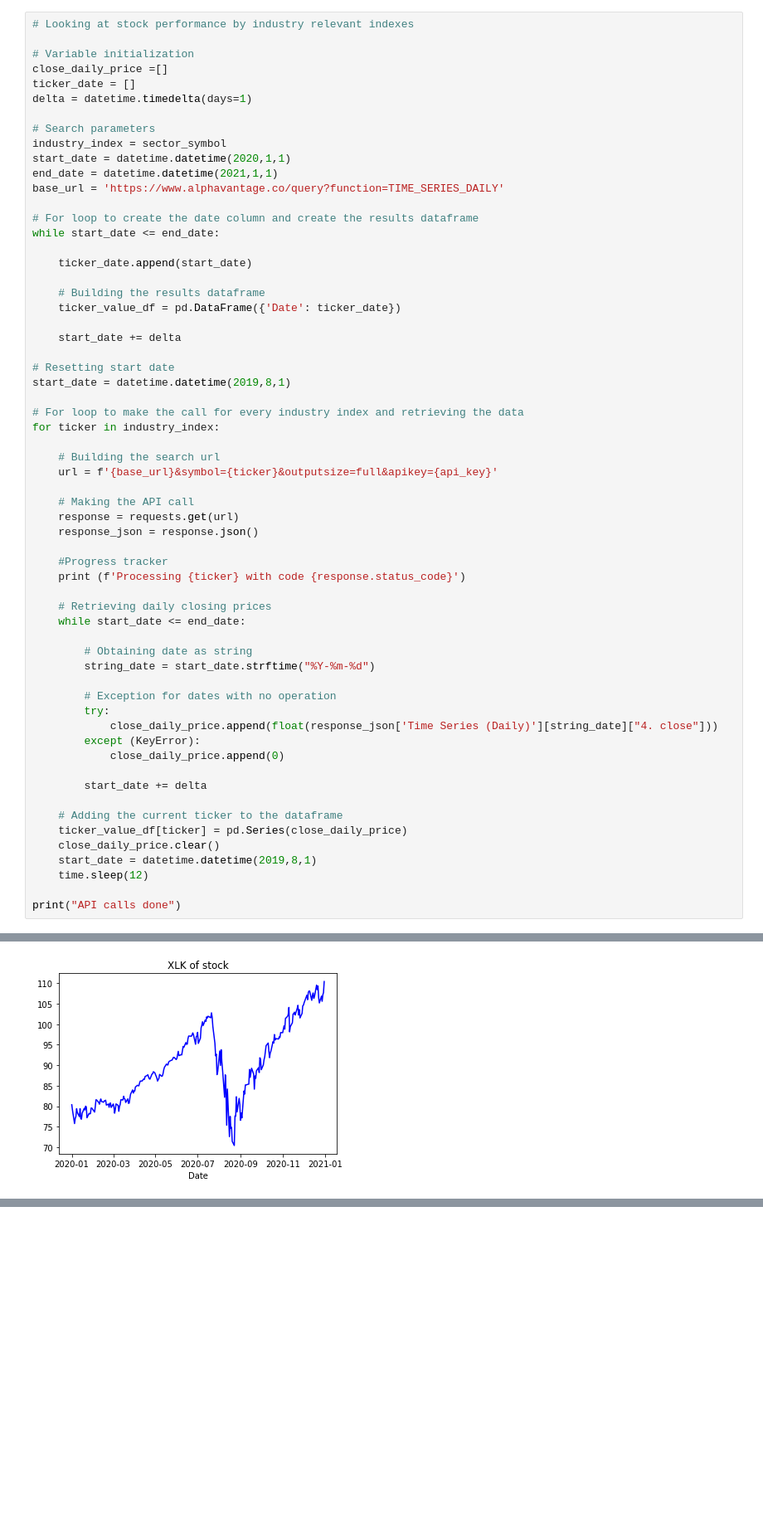
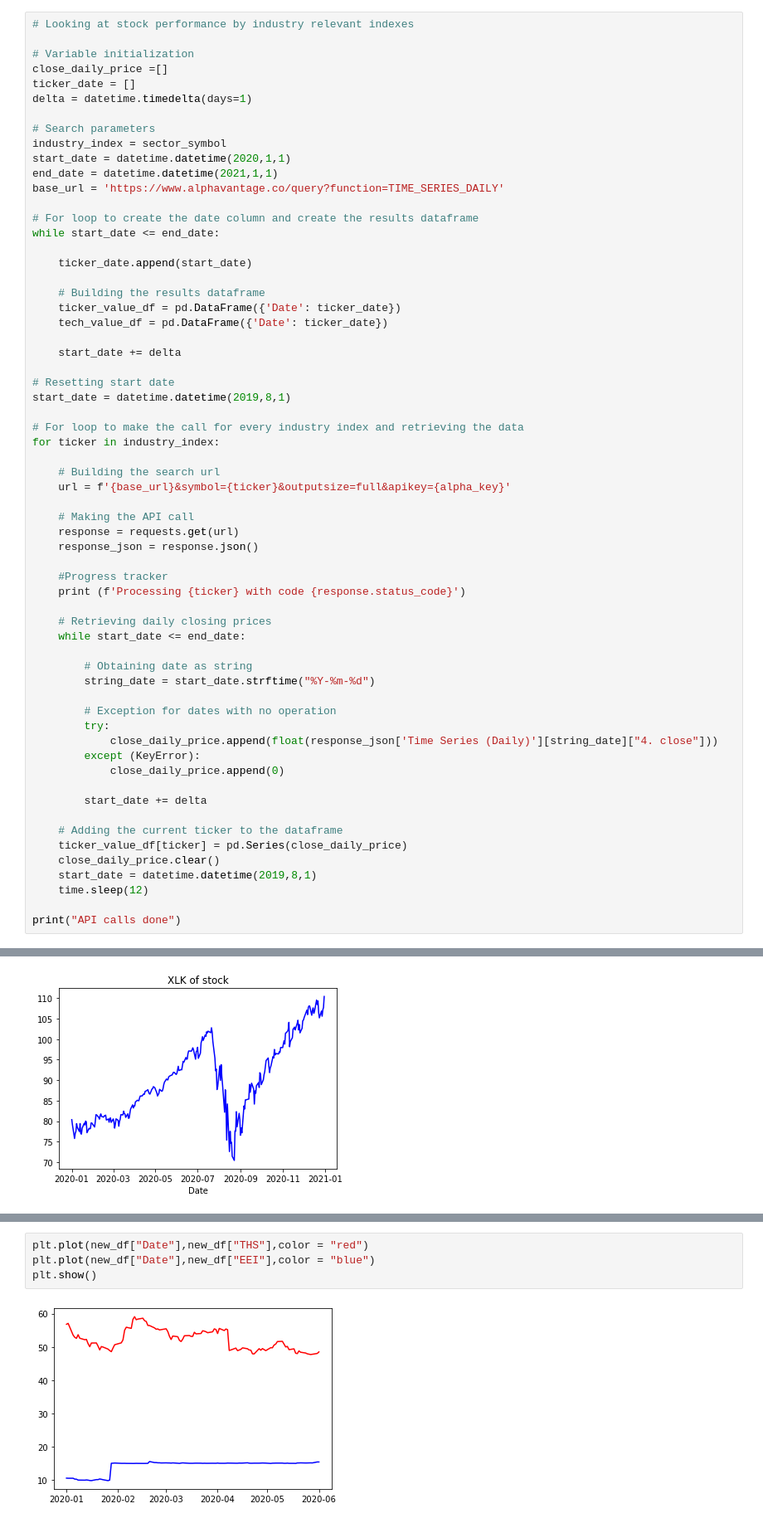
Before and after one commit to Dinorobie/stocks-covid, a Jupyter notebook: stock_+.ipynb, the cells around one changed output, grey strips where cells are left out. Shown at 83% size. Saved outputs shown, nothing was run; the diff lists cells and outputs as text; blank space fills up the shorter version.

```diff
--- a/stock_+.ipynb
+++ b/stock_+.ipynb
@@ -33,6 +33,7 @@ while start_date <= end_date:
 
     # Building the results dataframe
     ticker_value_df = pd.DataFrame({'Date': ticker_date})
+    tech_value_df = pd.DataFrame({'Date': ticker_date})
 
     start_date += delta
 
@@ -43,7 +44,7 @@ start_date = datetime.datetime(2019,8,1)
 for ticker in industry_index:
 
     # Building the search url
-    url = f'{base_url}&symbol={ticker}&outputsize=full&apikey={api_key}'
+    url = f'{base_url}&symbol={ticker}&outputsize=full&apikey={alpha_key}'
 
     # Making the API call
     response = requests.get(url)
@@ -238,0 +338,6 @@ Text(0.5, 0, 'Date')
+# %%
+plt.plot(new_df["Date"],new_df["THS"],color = "red")
+plt.plot(new_df["Date"],new_df["EEI"],color = "blue")
+plt.show()
+# %% [output]
+[figure, added]
```
Also changed, not shown: parts of 9 cells of this notebook, 1 other file.
